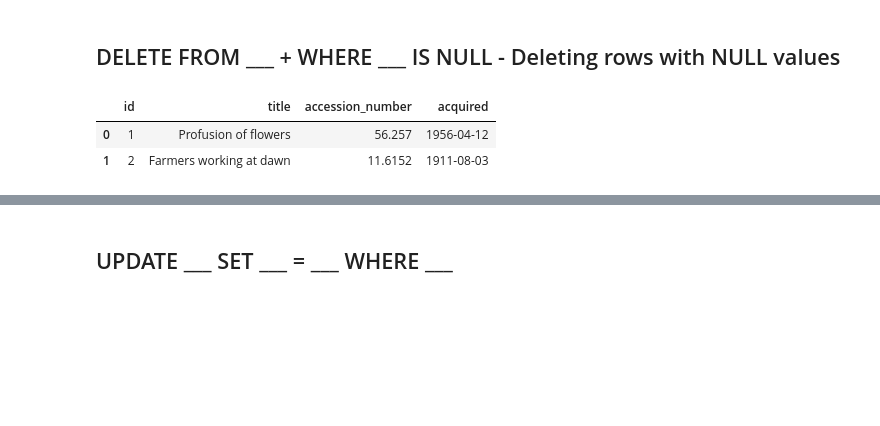
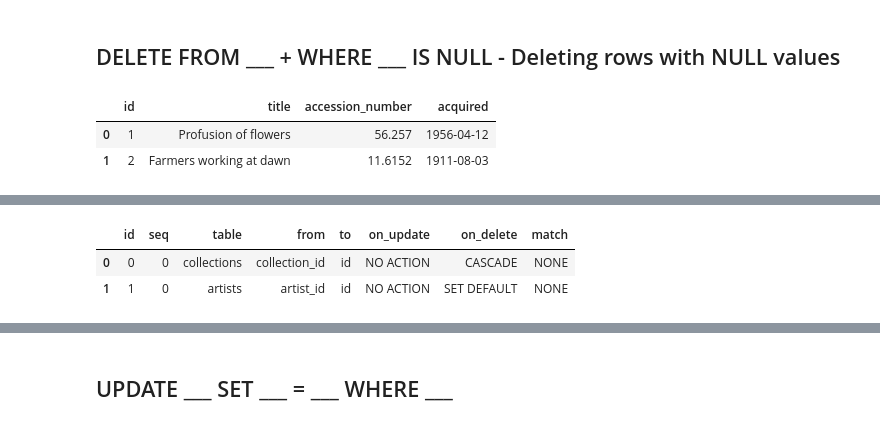
Before and after one commit to engineer-nicolas/cs50sql, a Jupyter notebook: lecture_3_Writing/lecture_3.ipynb, the cells around one changed output, grey strips where cells are left out. Saved outputs shown, nothing was run; the diff lists cells and outputs as text; code cells hidden in the pictures; blank space fills up the shorter version.

```diff
--- a/lecture_3_Writing/lecture_3.ipynb
+++ b/lecture_3_Writing/lecture_3.ipynb
@@ -272,0 +384,45 @@ pd.read_sql_query('SELECT * FROM collections;', conn)
+# %%
+# Execute multiple SQL statements in a single transaction
+conn.executescript(
+"""
+-- Disable foreign key checks temporarily
+PRAGMA foreign_keys = OFF;
+
+-- Create a new table with ON DELETE SET DEFAULT and DEFAULT -1
+CREATE TABLE "created_new" (
+    "artist_id" INTEGER DEFAULT -1,
+    "collection_id" INTEGER,
+    PRIMARY KEY ("artist_id", "collection_id"),
+    FOREIGN KEY ("artist_id") REFERENCES "artists"("id") ON DELETE SET DEFAULT,
+    FOREIGN KEY ("collection_id") REFERENCES "collections"("id") ON DELETE CASCADE
+);
+
+-- Add new primary key -1
+INSERT INTO "artists" ("id", "name")
+VALUES (-1, 'deleted artist');
+
+-- Copy data from the old table
+INSERT INTO "created_new"
+SELECT * FROM "created";
+
+-- Drop the old table
+DROP TABLE "created";
+
+-- Rename the new table
+ALTER TABLE "created_new" RENAME TO "created";
+
+-- Re-enable foreign key checks
+PRAGMA foreign_keys = ON;
+"""
+)
+# List ON DELETE defined on the "created" table
+pd.read_sql_query(
+"""
+PRAGMA foreign_key_list("created");
+""",
+conn
+)
+# %% [output]
+|  | id | seq | table | from | to | on_update | on_delete | match |
+| 0 | 0 | 0 | collections | collection_id | id | NO ACTION | CASCADE | NONE |
+| 1 | 1 | 0 | artists | artist_id | id | NO ACTION | SET DEFAULT | NONE |
```
Also changed, not shown: parts of 32 cells of this notebook.
